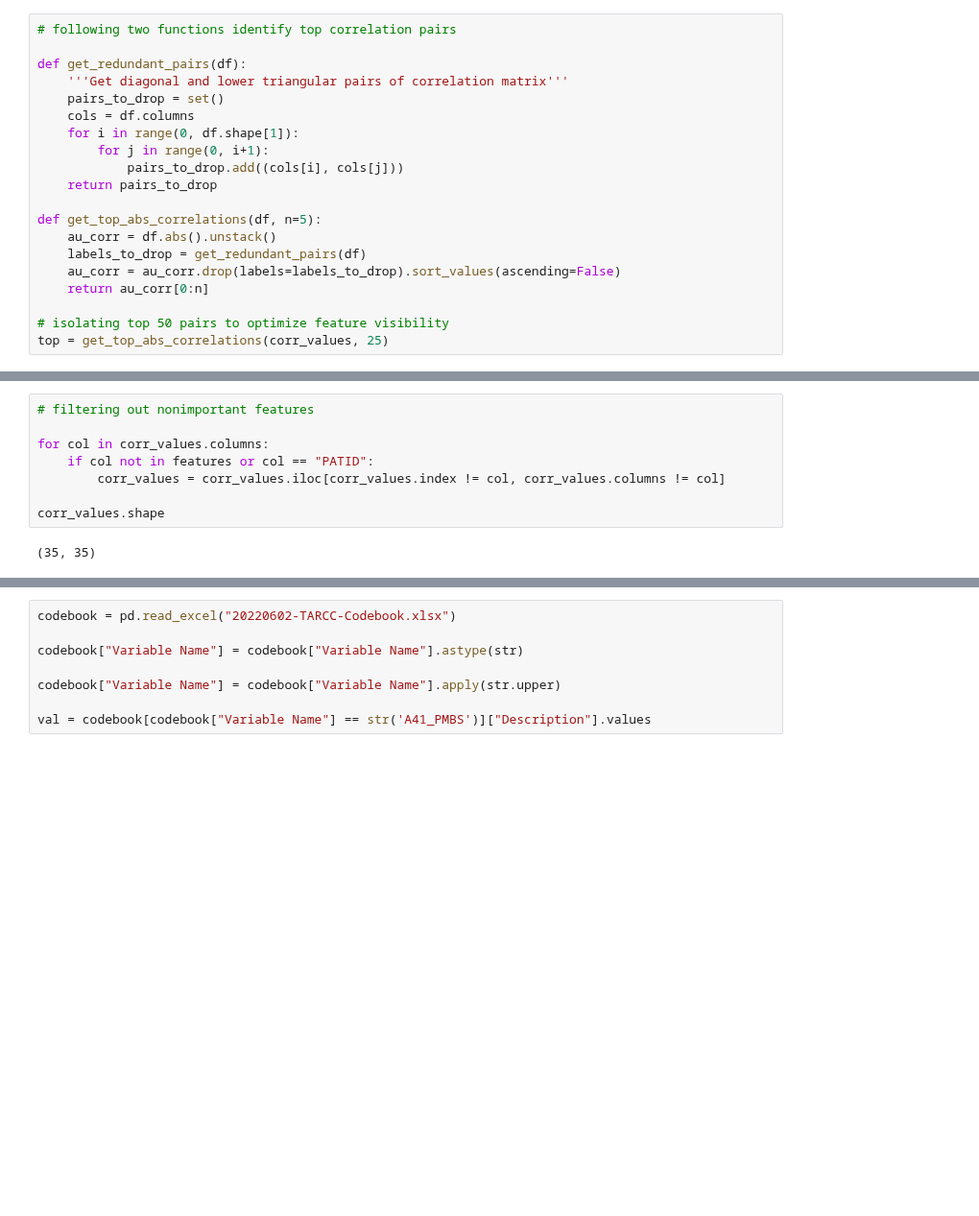
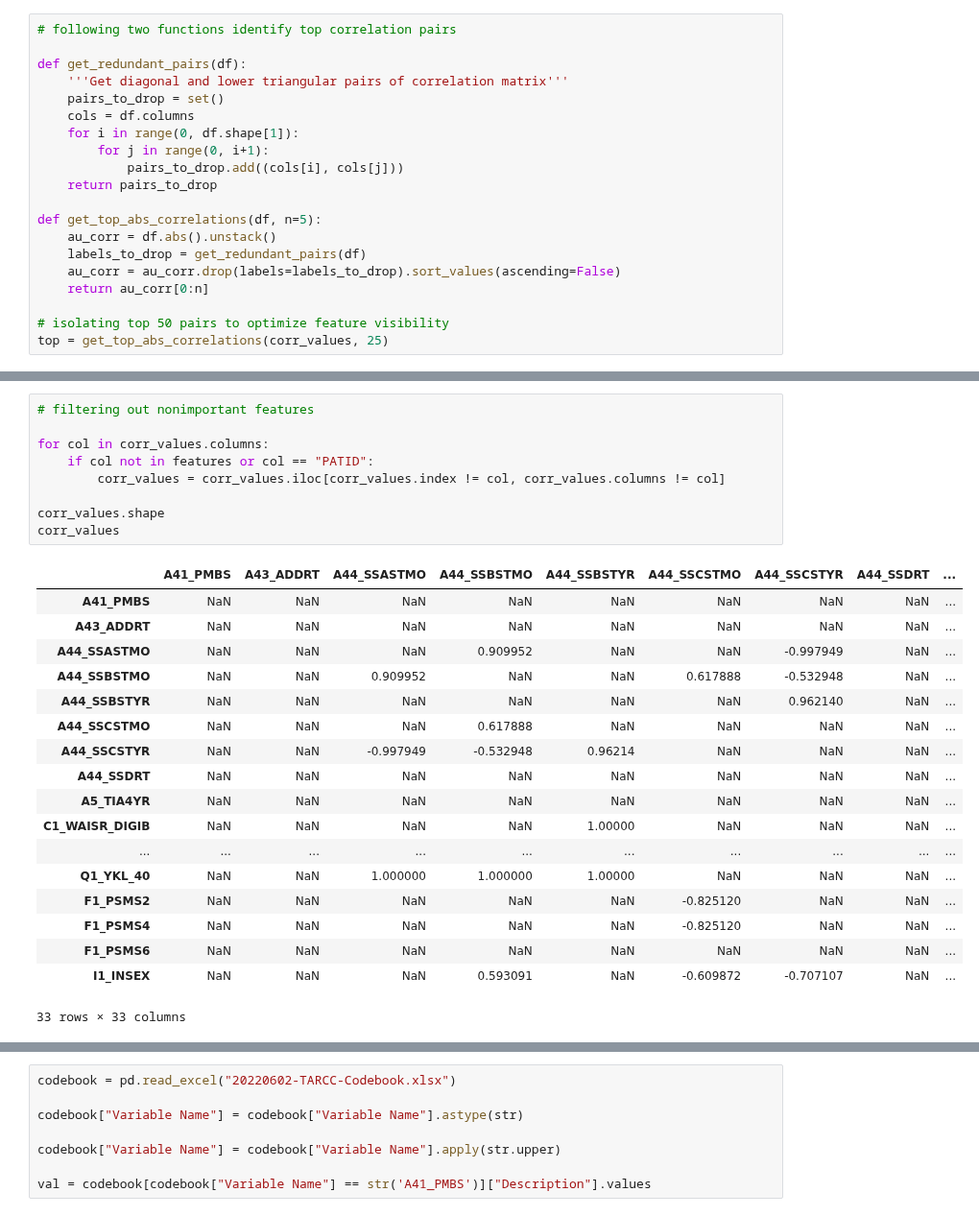
Before and after one commit to anusha1207/TARCC-Alzheimers, a Jupyter notebook: data_correlations.ipynb, the cells around one changed output, grey strips where cells are left out. Shown at 96% size. Saved outputs shown, nothing was run; the diff lists cells and outputs as text; blank space fills up the shorter version.

```diff
--- a/data_correlations.ipynb
+++ b/data_correlations.ipynb
@@ -98,13 +125,31 @@ len(features)
 # %%
 # filtering out nonimportant features
 
 for col in corr_values.columns:
     if col not in features or col == "PATID":
         corr_values = corr_values.iloc[corr_values.index != col, corr_values.columns != col]
 
 corr_values.shape
+corr_values
 # %% [output]
+|  | A41_PMBS | A43_ADDRT | A44_SSASTMO | A44_SSBSTMO | A44_SSBSTYR | A44_SSCSTMO | A44_SSCSTYR | A44_SSDRT | ... |
+| A41_PMBS | NaN | NaN | NaN | NaN | NaN | NaN | NaN | NaN | ... |
+| A43_ADDRT | NaN | NaN | NaN | NaN | NaN | NaN | NaN | NaN | ... |
+| A44_SSASTMO | NaN | NaN | NaN | 0.909952 | NaN | NaN | -0.997949 | NaN | ... |
+| A44_SSBSTMO | NaN | NaN | 0.909952 | NaN | NaN | 0.617888 | -0.532948 | NaN | ... |
+| A44_SSBSTYR | NaN | NaN | NaN | NaN | NaN | NaN | 0.962140 | NaN | ... |
+| A44_SSCSTMO | NaN | NaN | NaN | 0.617888 | NaN | NaN | NaN | NaN | ... |
+| A44_SSCSTYR | NaN | NaN | -0.997949 | -0.532948 | 0.96214 | NaN | NaN | NaN | ... |
+| A44_SSDRT | NaN | NaN | NaN | NaN | NaN | NaN | NaN | NaN | ... |
+| A5_TIA4YR | NaN | NaN | NaN | NaN | NaN | NaN | NaN | NaN | ... |
+| C1_WAISR_DIGIB | NaN | NaN | NaN | NaN | 1.00000 | NaN | NaN | NaN | ... |
+| ... | ... | ... | ... | ... | ... | ... | ... | ... | ... |
+| Q1_YKL_40 | NaN | NaN | 1.000000 | 1.000000 | 1.00000 | NaN | NaN | NaN | ... |
+| F1_PSMS2 | NaN | NaN | NaN | NaN | NaN | -0.825120 | NaN | NaN | ... |
+| F1_PSMS4 | NaN | NaN | NaN | NaN | NaN | -0.825120 | NaN | NaN | ... |
+| F1_PSMS6 | NaN | NaN | NaN | NaN | NaN | NaN | NaN | NaN | ... |
+| I1_INSEX | NaN | NaN | NaN | 0.593091 | NaN | -0.609872 | -0.707107 | NaN | ... |
-(35, 35)
+33 rows × 33 columns
 # %%
 # Fill diagonal and upper half with NaNs
 mask = np.zeros_like(corr_values, dtype=bool)
```
Also changed, not shown: parts of 7 cells of this notebook, 1 other file.
